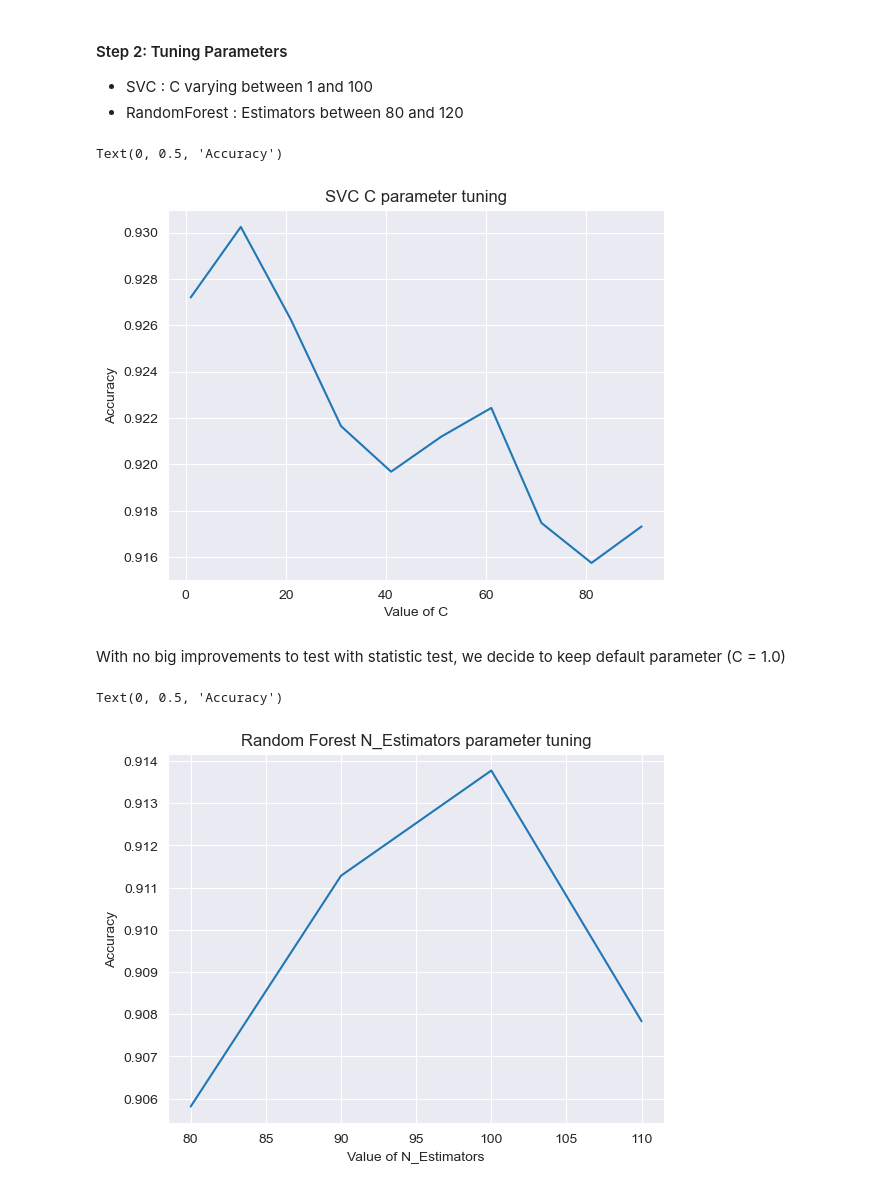
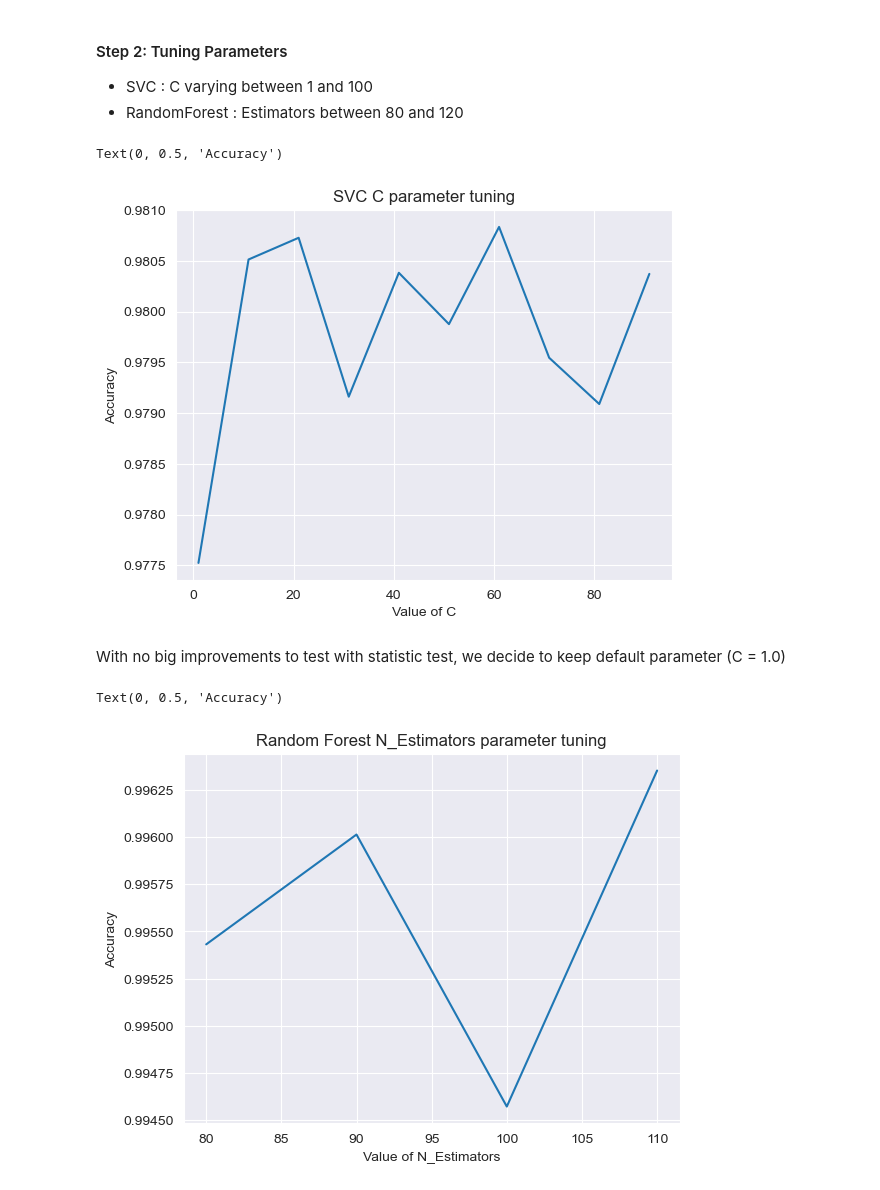
Before and after one commit to Sgazzirro/DataMiningFinale, a Jupyter notebook: LavorettiFinali/classifiers_comparison.ipynb, the cells around one changed output. Drawn from its saved outputs; the diff is of its cells as text; code cells hidden in the pictures.

```diff
--- a/LavorettiFinali/classifiers_comparison.ipynb
+++ b/LavorettiFinali/classifiers_comparison.ipynb
@@ -12,7 +12,5 @@ from creation_functions.utilities import preprocessing, custom_cross_validation,
 # %%
-non_corr_df = preprocessing(pd.read_csv("collapsed_dataset.csv", index_col=0))[0]
+non_corr_df = pd.read_csv("processed_dataset/preprocessed_dataset.csv", index_col=0)
 
 X=non_corr_df.drop(["class", "trial", "subject"], axis=1)
 y=non_corr_df["class"]
-
-K_FEATURES = 40
@@ -18,0 +35,24 @@ K_FEATURES = 40
+# %%
+from sklearn.ensemble import RandomForestClassifier
+from sklearn.model_selection import cross_val_score
+from sklearn.model_selection import KFold
+import numpy as np
+from matplotlib import pyplot as plt
+results_list=[]
+
+for k in range (1,50):
+    pipe=Pipeline([
+        ("scaler", RobustScaler()),
+        ("sampling", SMOTE()),
+        ("feature_selection",SelectKBest(k=k)),
+        ("classifier", RandomForestClassifier(n_jobs=-1))
+    ])
+    results=cross_val_score(pipe, X, y, cv=KFold(5, shuffle=True, random_state=123),n_jobs=-1 )
+    results_list.append(np.mean(results))
+
+x=np.arange(1, 50)
+plt.plot(x, results_list)
+plt.xlabel("Number of selected features")
+plt.ylabel("Accuracy")
+plt.title("Random forest accuracy when changing number of selected features")
+plt.grid()
@@ -283,27 +328,27 @@ plt.xlabel("Value of C")
 plt.ylabel("Accuracy")
 # %% [output]
 Text(0, 0.5, 'Accuracy')
-[figure, old version]
+[figure, new version]
 # %% [markdown]
 With no big improvements to test with statistic test, we decide to keep default parameter (C = 1.0)
 # %%
 results_list=[]
 
 for n in range(80,120,10):
     pipe=Pipeline([
         ("scaler", RobustScaler()),
         ("sampling", SMOTE()),
         ("feature-selector", SelectKBest(k=K_FEATURES)),
-        ("classifier", RandomForestClassifier(n_estimators=n))
+        ("classifier", RandomForestClassifier(n_estimators=n, n_jobs=-1))
     ])
     perm, y_true, y_pred = custom_cross_validation(non_corr_df, pipe)
     rep= make_report(perm, y_true, y_pred)
     results_list.append(np.mean(rep["accuracy"].mean()))
 
 plt.plot(range(80, 120, 10), results_list)
 plt.title("Random Forest N_Estimators parameter tuning")
 plt.xlabel("Value of N_Estimators")
 plt.ylabel("Accuracy")
 # %% [output]
 Text(0, 0.5, 'Accuracy')
-[figure, old version]
+[figure, new version]
```
Also changed, not shown: parts of 14 cells of this notebook, 5 other files.
